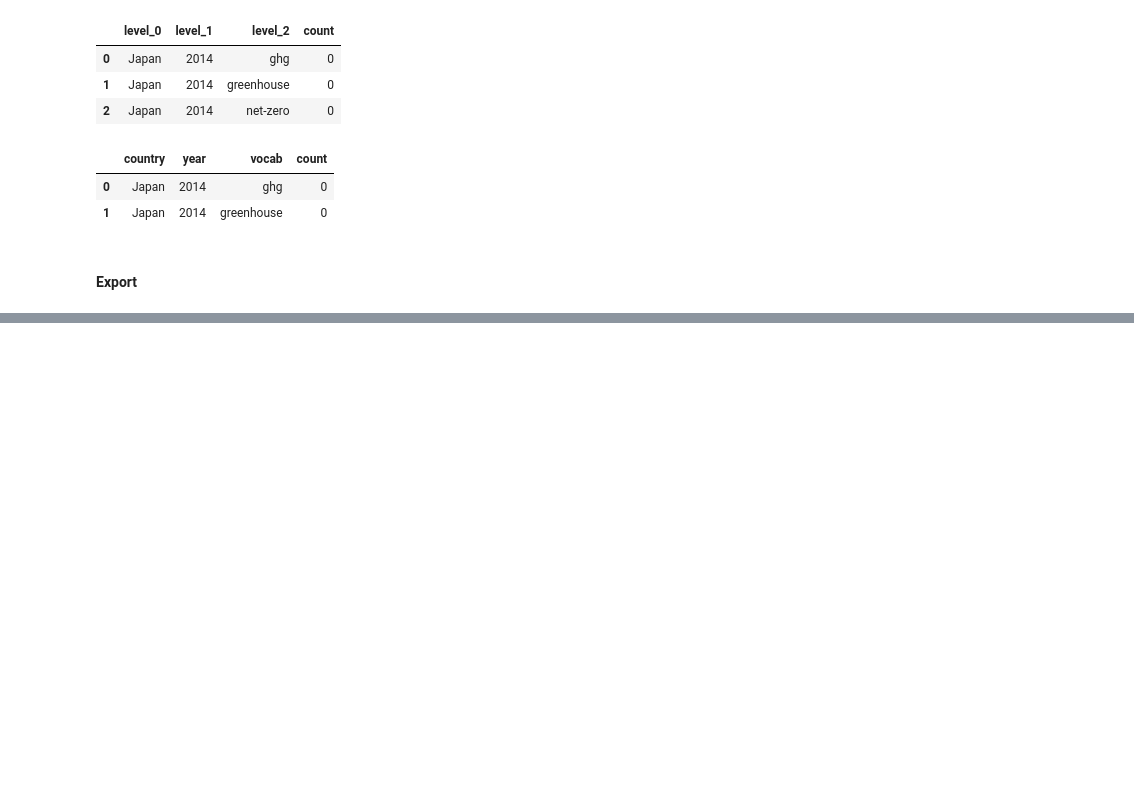
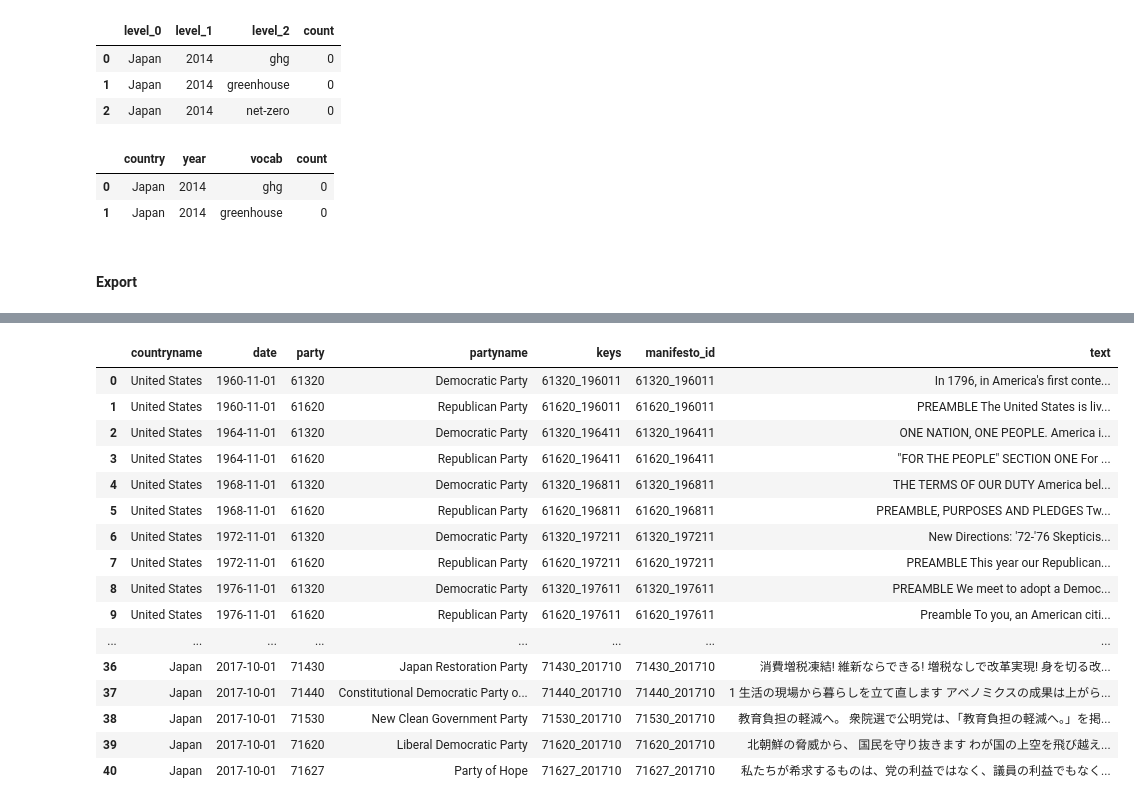
Before and after one commit to Graspp-25-Spring/GraSPP-25S-climatechange, a Jupyter notebook: notebooks/manifesto_data_retrieval.ipynb, the cells around one changed output, grey strips where cells are left out. Saved outputs shown, nothing was run; the diff lists cells and outputs as text; code cells hidden in the pictures; blank space fills up the shorter version.

```diff
--- a/notebooks/manifesto_data_retrieval.ipynb
+++ b/notebooks/manifesto_data_retrieval.ipynb
@@ -173,0 +235,7 @@ df_long.to_csv("../data/processed/manifesto_us_japan_word_freq.csv", index=False
+# %%
+import swifter
+
+df_all['score'] = df_all['text'].swifter.apply(
+    multilang_classify_climate_sentences)
+
+df_all.head()
@@ -173,0 +260,20 @@ df_long.to_csv("../data/processed/manifesto_us_japan_word_freq.csv", index=False
+# %%
+df_all
+# %% [output]
+|  | countryname | date | party | partyname | keys | manifesto_id | text |
+| 0 | United States | 1960-11-01 | 61320 | Democratic Party | 61320_196011 | 61320_196011 | In 1796, in America's first conte... |
+| 1 | United States | 1960-11-01 | 61620 | Republican Party | 61620_196011 | 61620_196011 | PREAMBLE The United States is liv... |
+| 2 | United States | 1964-11-01 | 61320 | Democratic Party | 61320_196411 | 61320_196411 | ONE NATION, ONE PEOPLE. America i... |
+| 3 | United States | 1964-11-01 | 61620 | Republican Party | 61620_196411 | 61620_196411 | "FOR THE PEOPLE" SECTION ONE For ... |
+| 4 | United States | 1968-11-01 | 61320 | Democratic Party | 61320_196811 | 61320_196811 | THE TERMS OF OUR DUTY America bel... |
+| 5 | United States | 1968-11-01 | 61620 | Republican Party | 61620_196811 | 61620_196811 | PREAMBLE, PURPOSES AND PLEDGES Tw... |
+| 6 | United States | 1972-11-01 | 61320 | Democratic Party | 61320_197211 | 61320_197211 | New Directions: '72-'76 Skepticis... |
+| 7 | United States | 1972-11-01 | 61620 | Republican Party | 61620_197211 | 61620_197211 | PREAMBLE This year our Republican... |
+| 8 | United States | 1976-11-01 | 61320 | Democratic Party | 61320_197611 | 61320_197611 | PREAMBLE We meet to adopt a Democ... |
+| 9 | United States | 1976-11-01 | 61620 | Republican Party | 61620_197611 | 61620_197611 | Preamble To you, an American citi... |
+| ... | ... | ... | ... | ... | ... | ... | ... |
+| 36 | Japan | 2017-10-01 | 71430 | Japan Restoration Party | 71430_201710 | 71430_201710 | 消費増税凍結! 維新ならできる! 増税なしで改革実現! 身を切る改... |
+| 37 | Japan | 2017-10-01 | 71440 | Constitutional Democratic Party o... | 71440_201710 | 71440_201710 | 1 生活の現場から暮らしを立て直します アベノミクスの成果は上がら... |
+| 38 | Japan | 2017-10-01 | 71530 | New Clean Government Party | 71530_201710 | 71530_201710 | 教育負担の軽減へ。 衆院選で公明党は、「教育負担の軽減へ。」を掲... |
+| 39 | Japan | 2017-10-01 | 71620 | Liberal Democratic Party | 71620_201710 | 71620_201710 | 北朝鮮の脅威から、 国民を守り抜きます わが国の上空を飛び越え... |
+| 40 | Japan | 2017-10-01 | 71627 | Party of Hope | 71627_201710 | 71627_201710 | 私たちが希求するものは、党の利益ではなく、議員の利益でもなく... |
```
Also changed, not shown: parts of 3 cells of this notebook, 4 other files.
